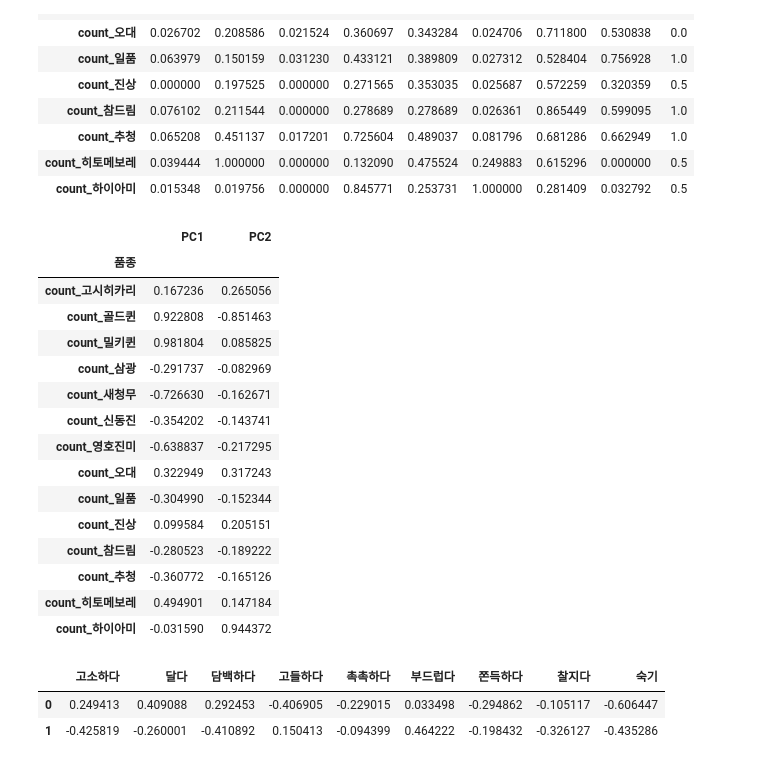
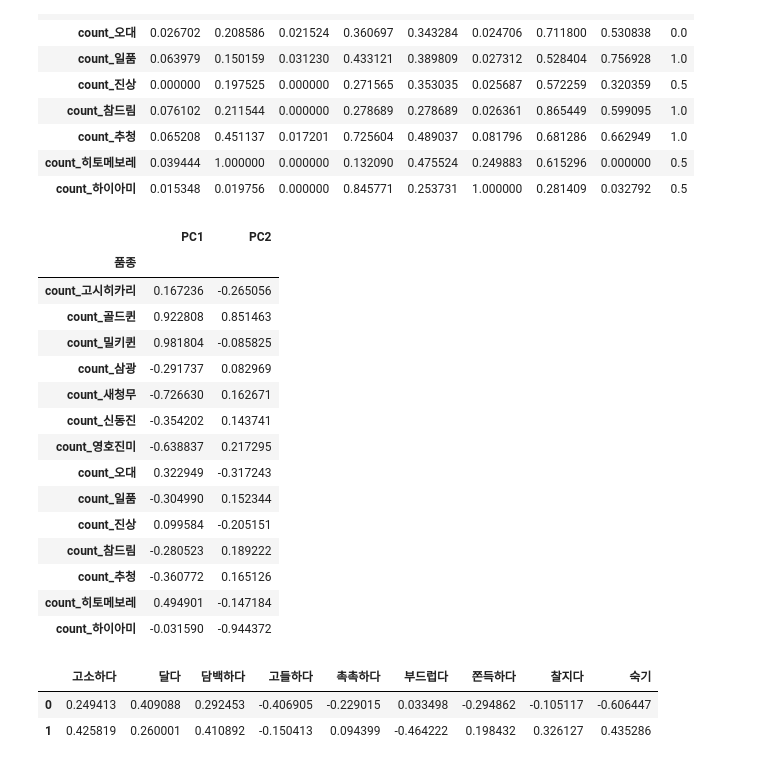
Before and after one commit to csh01470/TIL_Python, a Jupyter notebook: Script/20210825_02.ipynb, the cells around one changed output. Drawn from its saved outputs; the diff is of its cells as text; code cells hidden in the pictures.

```diff
--- a/Script/20210825_02.ipynb
+++ b/Script/20210825_02.ipynb
@@ -59,34 +60,37 @@ cultivar_dataset
 # %%
 #02. 데이터셋 PCA 처리하기.
 #(1) 주성분 분석을 통해 2차원으로 축소하기.
 pca = PCA(n_components=2, random_state=2021)
 cultivar_dataset_pca = pca.fit_transform(cultivar_dataset)
 cultivar_dataset_pca = pd.DataFrame(cultivar_dataset_pca, columns=['PC1','PC2'], index=cultivar_dataset.index)
+cultivar_dataset_pca['PC2'] = cultivar_dataset_pca['PC2']*-1
 cultivar_dataset_pca
 # %% [output]
 |  | PC1 | PC2 |
 | 품종 |  |  |
-| count_고시히카리 | 0.167236 | 0.265056 |
-| count_골드퀸 | 0.922808 | -0.851463 |
-| count_밀키퀸 | 0.981804 | 0.085825 |
-| count_삼광 | -0.291737 | -0.082969 |
-| count_새청무 | -0.726630 | -0.162671 |
-| count_신동진 | -0.354202 | -0.143741 |
-| count_영호진미 | -0.638837 | -0.217295 |
-| count_오대 | 0.322949 | 0.317243 |
-| count_일품 | -0.304990 | -0.152344 |
-| count_진상 | 0.099584 | 0.205151 |
-| count_참드림 | -0.280523 | -0.189222 |
-| count_추청 | -0.360772 | -0.165126 |
-| count_히토메보레 | 0.494901 | 0.147184 |
-| count_하이아미 | -0.031590 | 0.944372 |
+| count_고시히카리 | 0.167236 | -0.265056 |
+| count_골드퀸 | 0.922808 | 0.851463 |
+| count_밀키퀸 | 0.981804 | -0.085825 |
+| count_삼광 | -0.291737 | 0.082969 |
+| count_새청무 | -0.726630 | 0.162671 |
+| count_신동진 | -0.354202 | 0.143741 |
+| count_영호진미 | -0.638837 | 0.217295 |
+| count_오대 | 0.322949 | -0.317243 |
+| count_일품 | -0.304990 | 0.152344 |
+| count_진상 | 0.099584 | -0.205151 |
+| count_참드림 | -0.280523 | 0.189222 |
+| count_추청 | -0.360772 | 0.165126 |
+| count_히토메보레 | 0.494901 | -0.147184 |
+| count_하이아미 | -0.031590 | -0.944372 |
 # %%
 #(2) PCA component 확인하기.
-pd.DataFrame(pca.components_, columns=cultivar_dataset.columns)
+pca_component = pd.DataFrame(pca.components_, columns=cultivar_dataset.columns)
+pca_component.iloc[1, :] = pca_component.iloc[1, :] * -1
+pca_component
 # %% [output]
 |  | 고소하다 | 달다 | 담백하다 | 고들하다 | 촉촉하다 | 부드럽다 | 쫀득하다 | 찰지다 | 숙기 |
 | 0 | 0.249413 | 0.409088 | 0.292453 | -0.406905 | -0.229015 | 0.033498 | -0.294862 | -0.105117 | -0.606447 |
-| 1 | -0.425819 | -0.260001 | -0.410892 | 0.150413 | -0.094399 | 0.464222 | -0.198432 | -0.326127 | -0.435286 |
+| 1 | 0.425819 | 0.260001 | 0.410892 | -0.150413 | 0.094399 | -0.464222 | 0.198432 | 0.326127 | 0.435286 |
 # %%
 #(3) PCA 처리값을 기반으로 시각화하기.
 plt.figure(figsize=(8,8))
```
Also changed, not shown: parts of 5 cells of this notebook, 7 other files.
